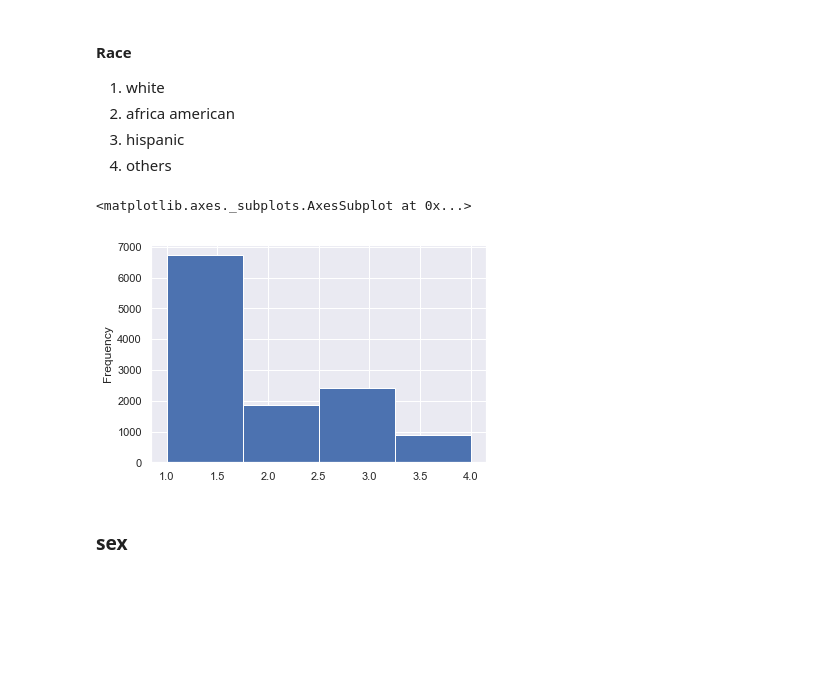
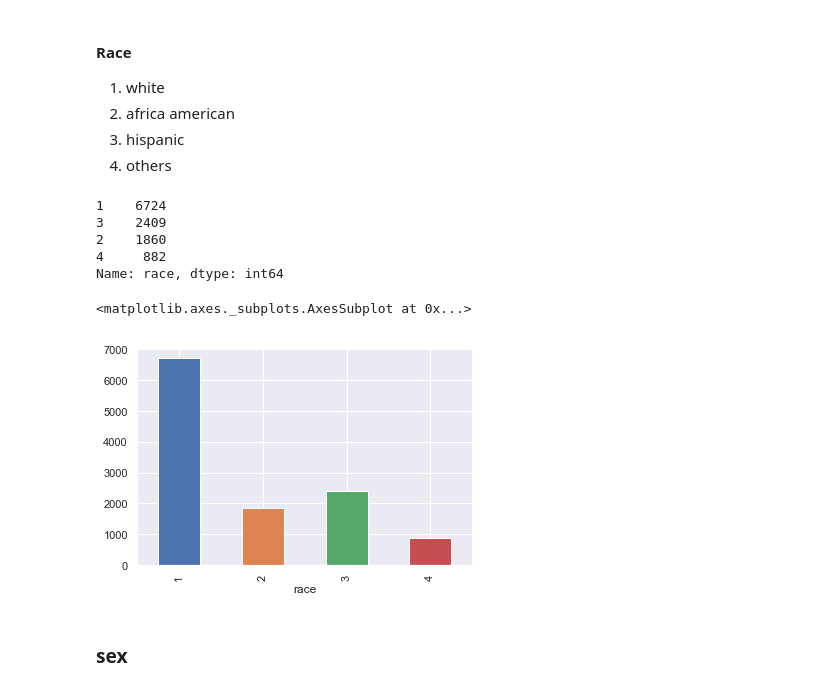
Before and after one commit to zwang89/abcd_analysis, a Jupyter notebook: abcd_demographic_analysis.ipynb, the cells around one changed output. Saved outputs shown, nothing was run; the diff lists cells and outputs as text; code cells hidden in the pictures; blank space fills up the shorter version.

```diff
--- a/abcd_demographic_analysis.ipynb
+++ b/abcd_demographic_analysis.ipynb
@@ -68,10 +87,18 @@ abcd_demo.loc[
    abcd_demo.demo_ethn_v2 ==1, 'race'] =3
 # %%
 abcd_demo['race'].value_counts()
-abcd_demo['race'].plot.hist(bins =4)
 # %% [output]
-<matplotlib.axes._subplots.AxesSubplot at 0x...>
+1    6724
+3    2409
+2    1860
+4     882
+Name: race, dtype: int64
-[figure, removed]
+# %%
+# group by race and subjectkey as the key for the table
+abcd_demo.groupby('race')['subjectkey'].nunique().plot.bar()
+# %% [output]
+<matplotlib.axes._subplots.AxesSubplot at 0x...>
+[figure, added]
 # %% [markdown]
 ### sex
 # %%
```
Also changed, not shown: parts of 12 cells of this notebook.
